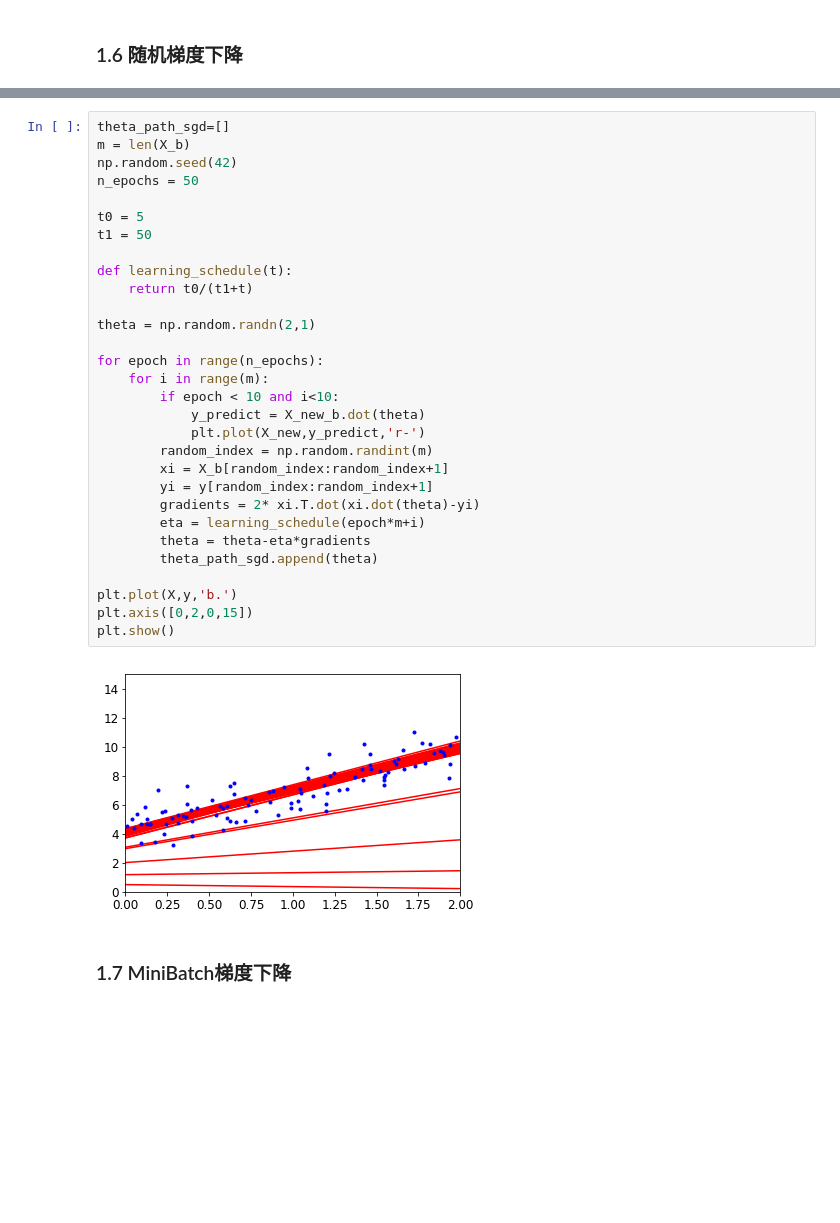
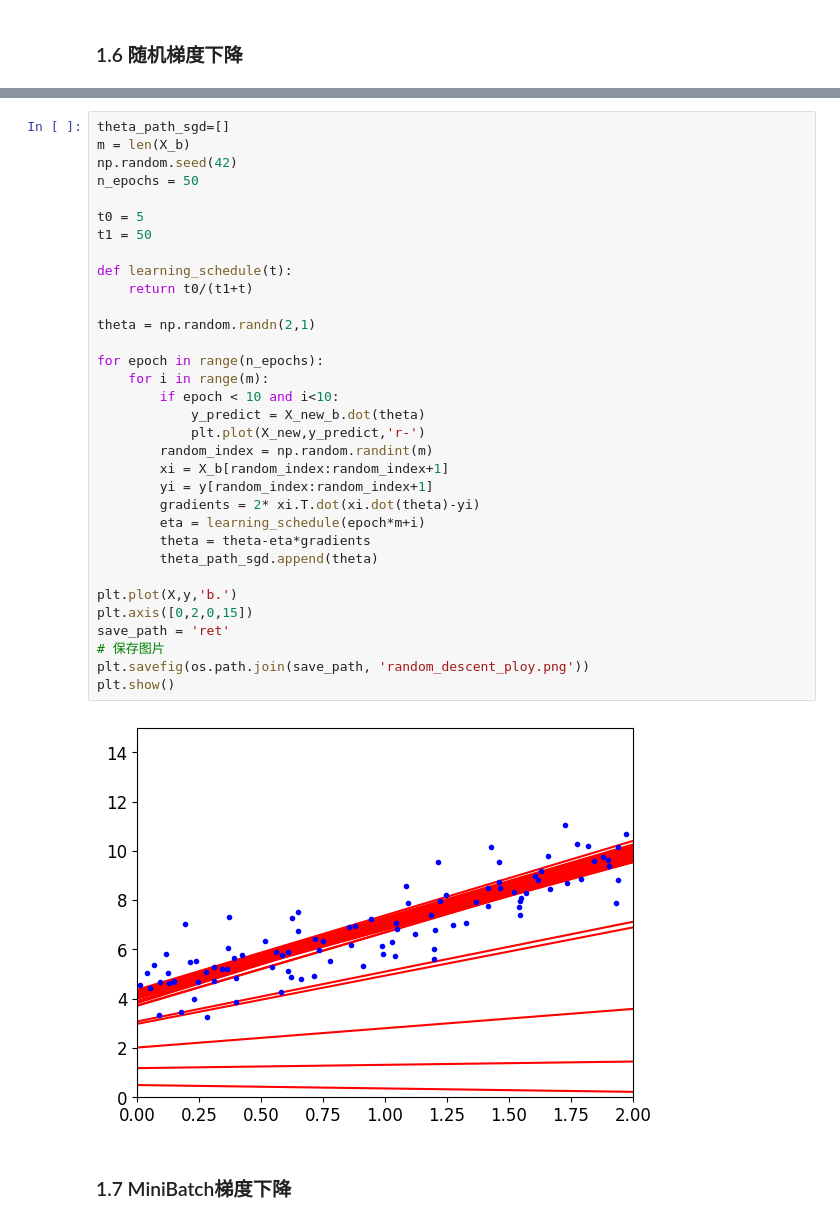
Before and after one commit to Echo-Nie/EchoMLGuide, a Jupyter notebook: LinearRegressionCode/LinearRegressionTest/LinearRegressionWithSKlearn.ipynb, the cells around one changed output, grey strips where cells are left out. Drawn from its saved outputs; the diff is of its cells as text; blank space fills up the shorter version.

```diff
--- a/LinearRegressionCode/LinearRegressionTest/LinearRegressionWithSKlearn.ipynb
+++ b/LinearRegressionCode/LinearRegressionTest/LinearRegressionWithSKlearn.ipynb
@@ -185,34 +193,37 @@ plt.show()
 theta_path_sgd=[]
 m = len(X_b)
 np.random.seed(42)
 n_epochs = 50
 
 t0 = 5
 t1 = 50
 
 def learning_schedule(t):
     return t0/(t1+t)
 
 theta = np.random.randn(2,1)
 
 for epoch in range(n_epochs):
     for i in range(m):
         if epoch < 10 and i<10:
             y_predict = X_new_b.dot(theta)
             plt.plot(X_new,y_predict,'r-')
         random_index = np.random.randint(m)
         xi = X_b[random_index:random_index+1]
         yi = y[random_index:random_index+1]
         gradients = 2* xi.T.dot(xi.dot(theta)-yi)
         eta = learning_schedule(epoch*m+i)
         theta = theta-eta*gradients
         theta_path_sgd.append(theta)
 
 plt.plot(X,y,'b.')
 plt.axis([0,2,0,15])
+save_path = 'ret'
+# 保存图片
+plt.savefig(os.path.join(save_path, 'random_descent_ploy.png'))
 plt.show()
 # %% [output]
-[figure, old version]
+[figure, new version]
 # %% [markdown]
 ### 1.7 MiniBatch梯度下降
 # %%
```
Also changed, not shown: parts of 5 cells of this notebook, 6 other files.
